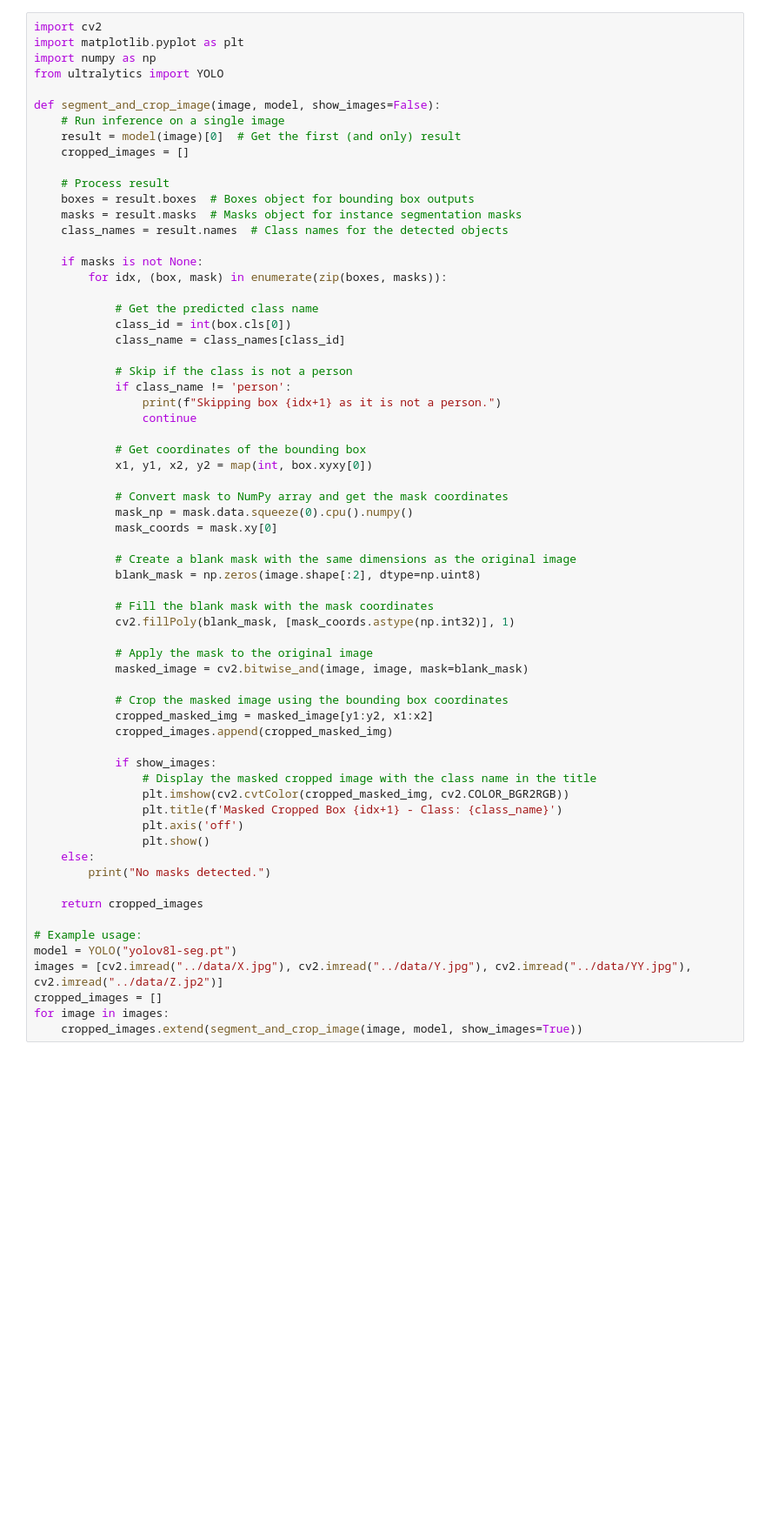
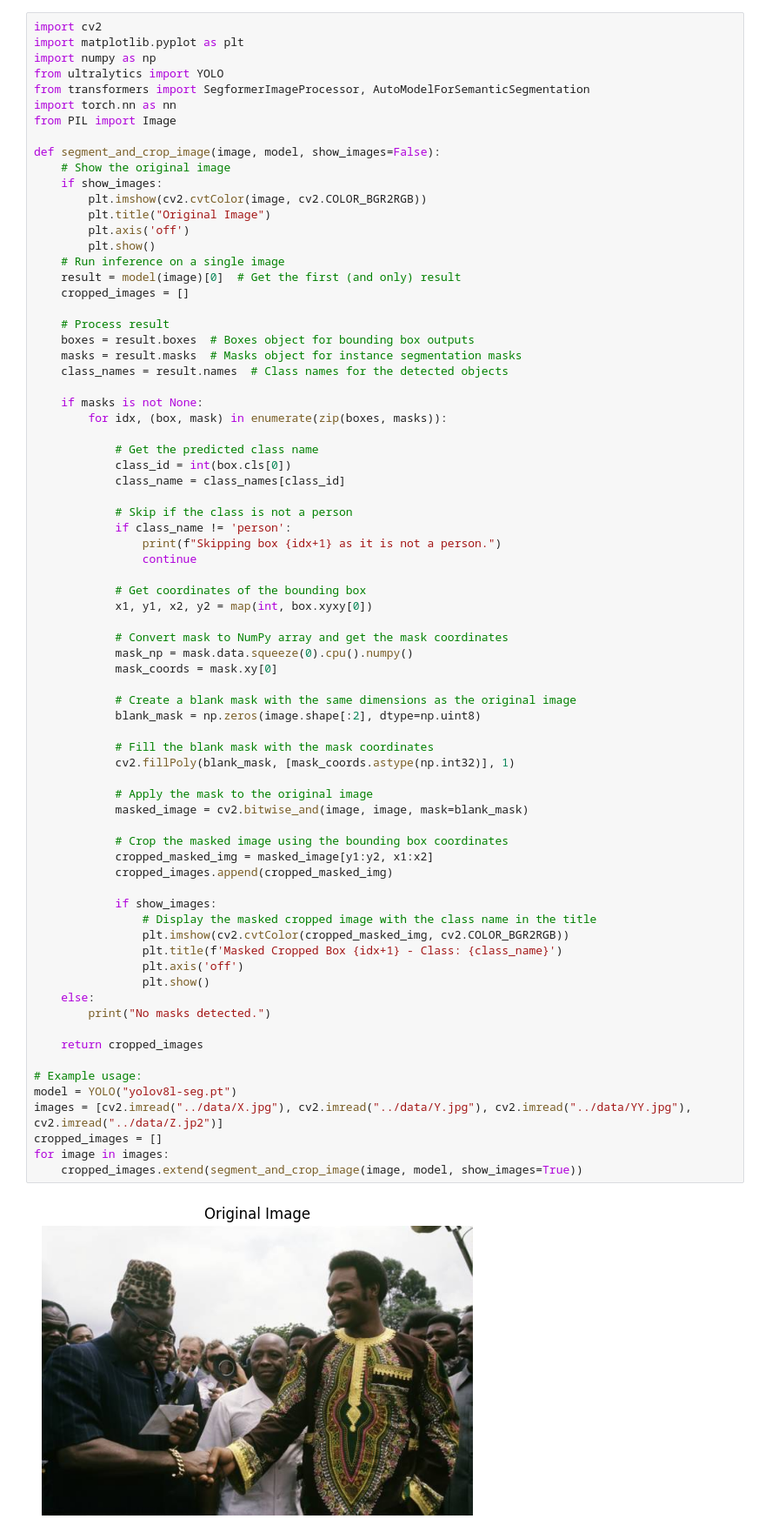
Before and after one commit to mtilerisoy/ML-based-Image-Matching, a Jupyter notebook: scripts/instance-segmentation.ipynb, the cells around one changed output. Shown at 87% size. Saved outputs shown, nothing was run; the diff lists cells and outputs as text; blank space fills up the shorter version.

```diff
--- a/scripts/instance-segmentation.ipynb
+++ b/scripts/instance-segmentation.ipynb
@@ -3,8 +3,17 @@ import cv2
 import matplotlib.pyplot as plt
 import numpy as np
 from ultralytics import YOLO
+from transformers import SegformerImageProcessor, AutoModelForSemanticSegmentation
+import torch.nn as nn
+from PIL import Image
 
 def segment_and_crop_image(image, model, show_images=False):
+    # Show the original image
+    if show_images:
+        plt.imshow(cv2.cvtColor(image, cv2.COLOR_BGR2RGB))
+        plt.title("Original Image")
+        plt.axis('off')
+        plt.show()
     # Run inference on a single image
     result = model(image)[0]  # Get the first (and only) result
     cropped_images = []
@@ -37,30 +46,31 @@ def segment_and_crop_image(image, model, show_images=False):
             blank_mask = np.zeros(image.shape[:2], dtype=np.uint8)
 
             # Fill the blank mask with the mask coordinates
             cv2.fillPoly(blank_mask, [mask_coords.astype(np.int32)], 1)
 
             # Apply the mask to the original image
             masked_image = cv2.bitwise_and(image, image, mask=blank_mask)
 
             # Crop the masked image using the bounding box coordinates
             cropped_masked_img = masked_image[y1:y2, x1:x2]
             cropped_images.append(cropped_masked_img)
 
             if show_images:
                 # Display the masked cropped image with the class name in the title
                 plt.imshow(cv2.cvtColor(cropped_masked_img, cv2.COLOR_BGR2RGB))
                 plt.title(f'Masked Cropped Box {idx+1} - Class: {class_name}')
                 plt.axis('off')
                 plt.show()
     else:
         print("No masks detected.")
 
     return cropped_images
 
 # Example usage:
 model = YOLO("yolov8l-seg.pt")
 images = [cv2.imread("../data/X.jpg"), cv2.imread("../data/Y.jpg"), cv2.imread("../data/YY.jpg"), cv2.imread("../data/Z.jp2")]
 cropped_images = []
 for image in images:
     cropped_images.extend(segment_and_crop_image(image, model, show_images=True))
 # %% [output]
+[figure, new version]
```
Also changed, not shown: parts of 6 cells of this notebook.
